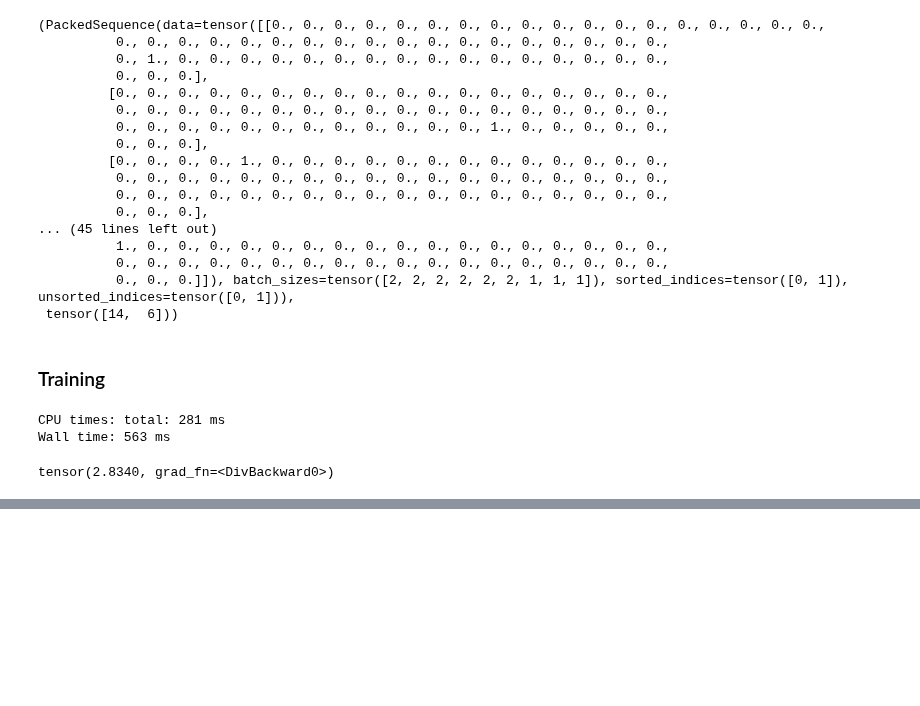
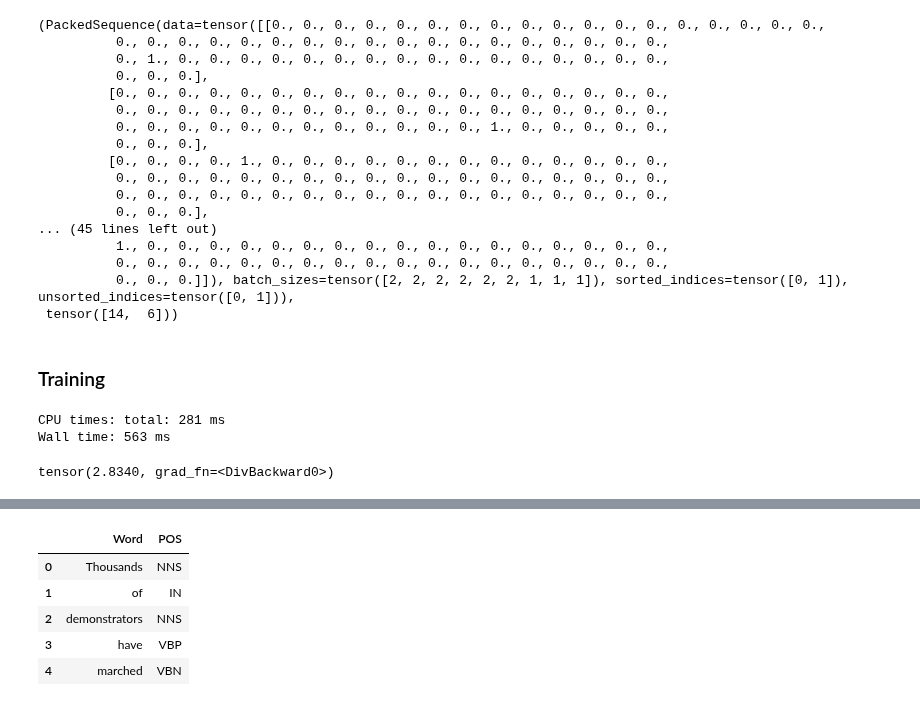
Before and after one commit to guntsvzz/DSAI-AIT, a Jupyter notebook: Course/Recent Trends in Machine Learning/Labolatory/09-RNNs/st123012-09-RNNs.ipynb, the cells around one changed output, grey strips where cells are left out. Drawn from its saved outputs; the diff is of its cells as text; code cells hidden in the pictures; blank space fills up the shorter version.

```diff
--- a/Course/Recent Trends in Machine Learning/Labolatory/09-RNNs/st123012-09-RNNs.ipynb
+++ b/Course/Recent Trends in Machine Learning/Labolatory/09-RNNs/st123012-09-RNNs.ipynb
@@ -848,0 +867,9 @@ Do a bit of research on similar problems such as named entity recognition, find
+# %%
+df.head()
+# %% [output]
+|  | Word | POS |
+| 0 | Thousands | NNS |
+| 1 | of | IN |
+| 2 | demonstrators | NNS |
+| 3 | have | VBP |
+| 4 | marched | VBN |
```
Also changed, not shown: parts of 42 cells of this notebook.
